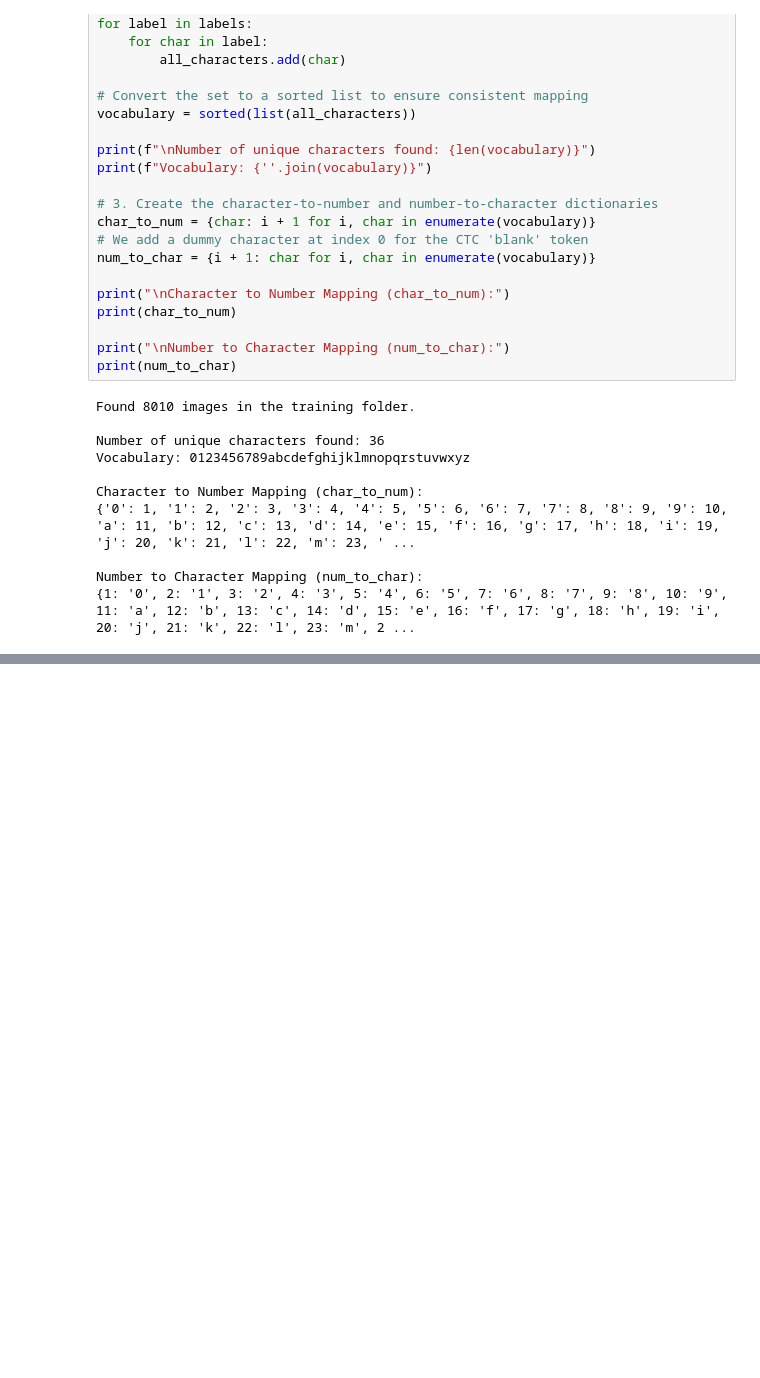
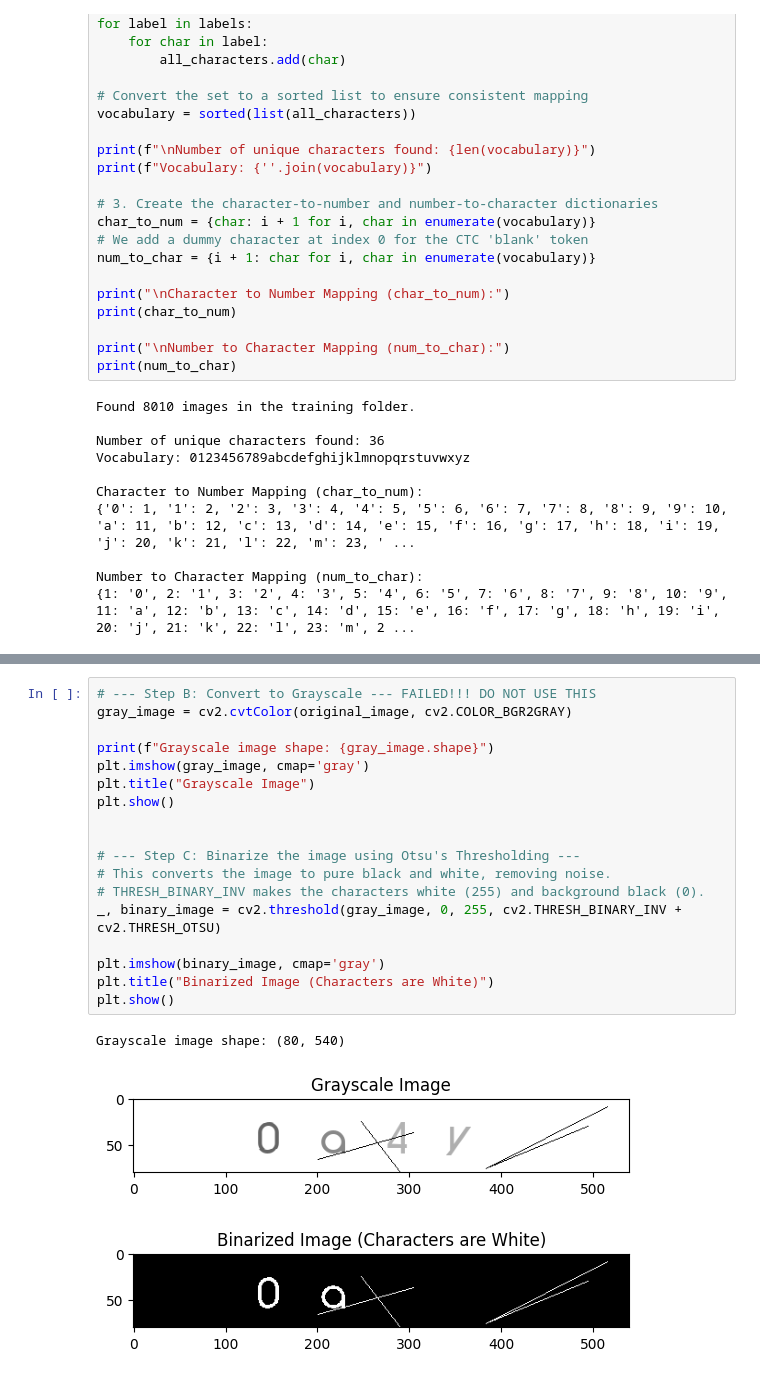
Before and after one commit to Nano-233/OCRCaptcha, a Jupyter notebook: notebooks/01-Data-Exploration-and-Preprocessing.ipynb.ipynb, the cells around one changed output, grey strips where cells are left out. Drawn from its saved outputs; the diff is of its cells as text; blank space fills up the shorter version.

```diff
--- a/notebooks/01-Data-Exploration-and-Preprocessing.ipynb.ipynb
+++ b/notebooks/01-Data-Exploration-and-Preprocessing.ipynb.ipynb
@@ -51,0 +76,22 @@ Number to Character Mapping (num_to_char):
+# %%
+# --- Step B: Convert to Grayscale --- FAILED!!! DO NOT USE THIS
+gray_image = cv2.cvtColor(original_image, cv2.COLOR_BGR2GRAY)
+
+print(f"Grayscale image shape: {gray_image.shape}")
+plt.imshow(gray_image, cmap='gray')
+plt.title("Grayscale Image")
+plt.show()
+
+
+# --- Step C: Binarize the image using Otsu's Thresholding ---
+# This converts the image to pure black and white, removing noise.
+# THRESH_BINARY_INV makes the characters white (255) and background black (0).
+_, binary_image = cv2.threshold(gray_image, 0, 255, cv2.THRESH_BINARY_INV + cv2.THRESH_OTSU)
+
+plt.imshow(binary_image, cmap='gray')
+plt.title("Binarized Image (Characters are White)")
+plt.show()
+# %% [output]
+Grayscale image shape: (80, 540)
+[figure, added]
+[figure, added]
```
Also changed, not shown: parts of 4 cells of this notebook, 1 other file.
